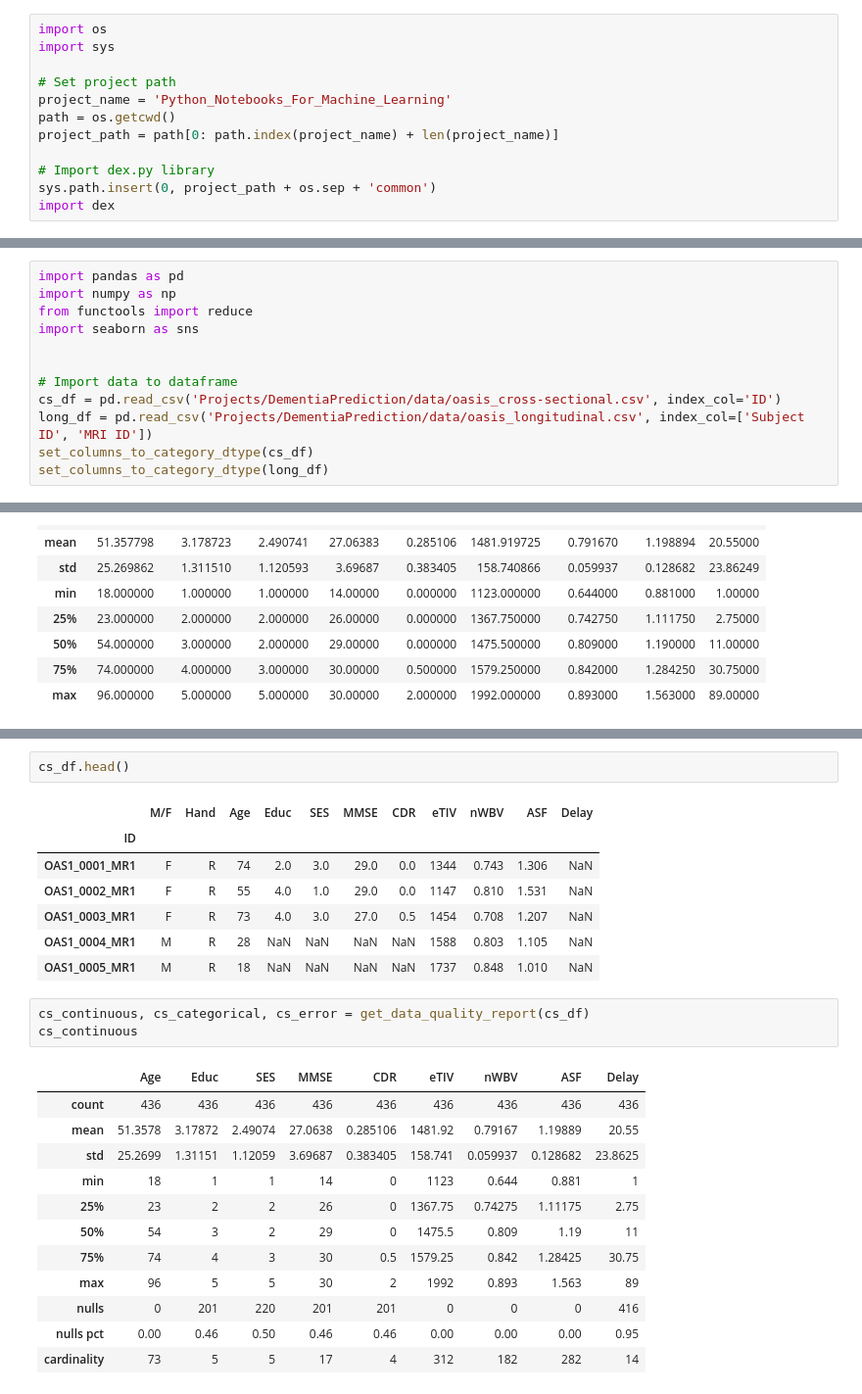
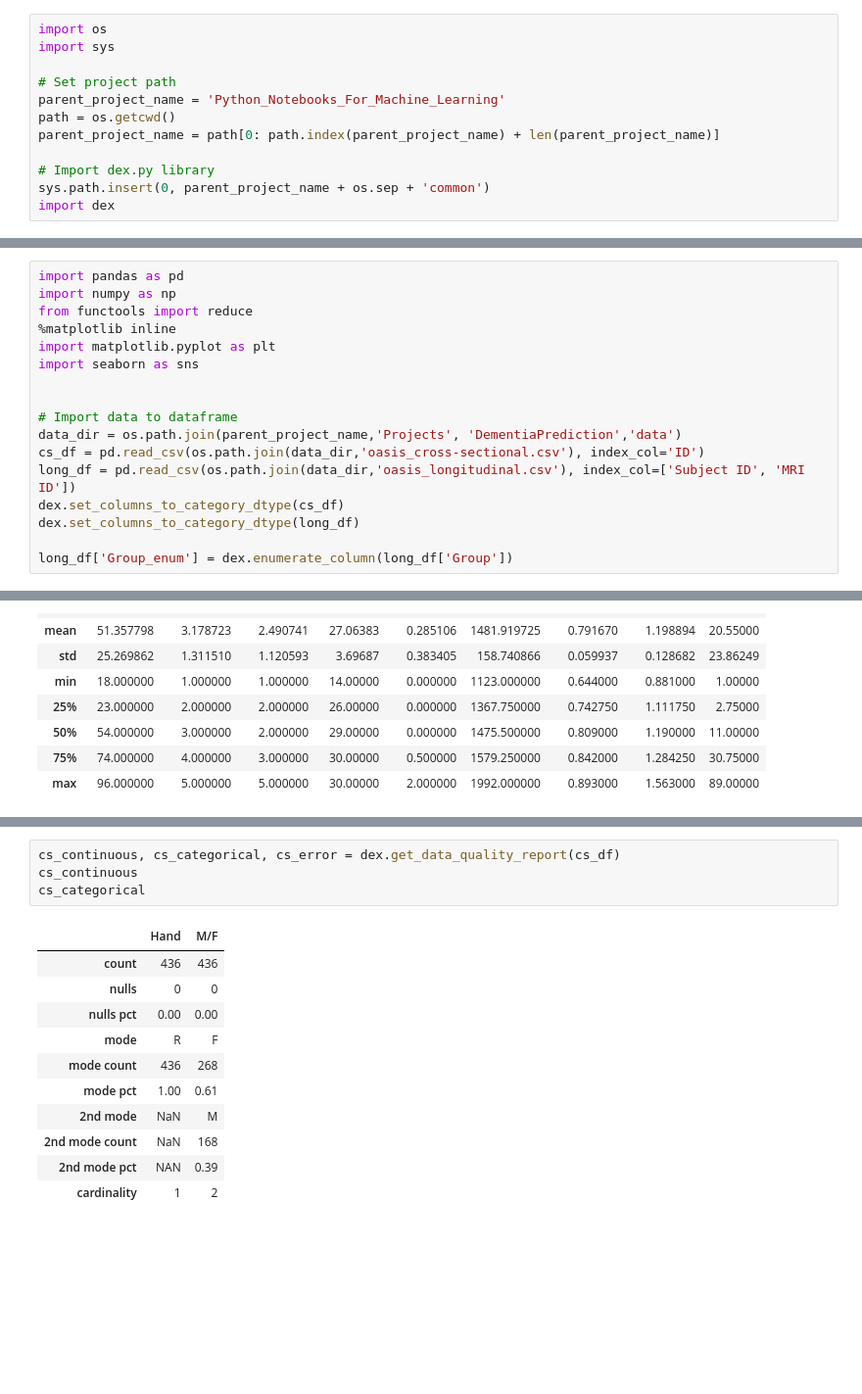
Before and after one commit to jlouie3/Conda_Notebooks, a Jupyter notebook: Projects/DementiaPrediction/1_Intro_and_Import.ipynb, the cells around one changed output, grey strips where cells are left out. Shown at 98% size. Saved outputs shown, nothing was run; the diff lists cells and outputs as text; blank space fills up the shorter version.

```diff
--- a/Projects/DementiaPrediction/1_Intro_and_Import.ipynb
+++ b/Projects/DementiaPrediction/1_Intro_and_Import.ipynb
@@ -9,10 +9,10 @@ import os
 import sys
 
 # Set project path
-project_name = 'Python_Notebooks_For_Machine_Learning'
+parent_project_name = 'Python_Notebooks_For_Machine_Learning'
 path = os.getcwd()
-project_path = path[0: path.index(project_name) + len(project_name)]
+parent_project_name = path[0: path.index(parent_project_name) + len(parent_project_name)]
 
 # Import dex.py library
-sys.path.insert(0, project_path + os.sep + 'common')
+sys.path.insert(0, parent_project_name + os.sep + 'common')
 import dex
@@ -24,11 +20,16 @@ os.sep
 import pandas as pd
 import numpy as np
 from functools import reduce
+%matplotlib inline
+import matplotlib.pyplot as plt
 import seaborn as sns
 
 
 # Import data to dataframe
-cs_df = pd.read_csv('Projects/DementiaPrediction/data/oasis_cross-sectional.csv', index_col='ID')
-long_df = pd.read_csv('Projects/DementiaPrediction/data/oasis_longitudinal.csv', index_col=['Subject ID', 'MRI ID'])
-set_columns_to_category_dtype(cs_df)
-set_columns_to_category_dtype(long_df)
+data_dir = os.path.join(parent_project_name,'Projects', 'DementiaPrediction','data')
+cs_df = pd.read_csv(os.path.join(data_dir,'oasis_cross-sectional.csv'), index_col='ID')
+long_df = pd.read_csv(os.path.join(data_dir,'oasis_longitudinal.csv'), index_col=['Subject ID', 'MRI ID'])
+dex.set_columns_to_category_dtype(cs_df)
+dex.set_columns_to_category_dtype(long_df)
+
+long_df['Group_enum'] = dex.enumerate_column(long_df['Group'])
@@ -78,30 +77,20 @@ long_df.describe()
 | 50% | 2.000000 | 552.000000 | 77.000000 | 15.000000 | 2.000000 | 29.000000 | 0.000000 | 1470.000000 | 0.729000 | 1.194000 |
 | 75% | 2.000000 | 873.000000 | 82.000000 | 16.000000 | 3.000000 | 30.000000 | 0.500000 | 1597.000000 | 0.756000 | 1.293000 |
 | max | 5.000000 | 2639.000000 | 98.000000 | 23.000000 | 5.000000 | 30.000000 | 2.000000 | 2004.000000 | 0.837000 | 1.587000 |
-# %%
-cs_df.head()
-# %% [output]
-|  | M/F | Hand | Age | Educ | SES | MMSE | CDR | eTIV | nWBV | ASF | Delay |
-| ID |  |  |  |  |  |  |  |  |  |  |  |
-| OAS1_0001_MR1 | F | R | 74 | 2.0 | 3.0 | 29.0 | 0.0 | 1344 | 0.743 | 1.306 | NaN |
-| OAS1_0002_MR1 | F | R | 55 | 4.0 | 1.0 | 29.0 | 0.0 | 1147 | 0.810 | 1.531 | NaN |
-| OAS1_0003_MR1 | F | R | 73 | 4.0 | 3.0 | 27.0 | 0.5 | 1454 | 0.708 | 1.207 | NaN |
-| OAS1_0004_MR1 | M | R | 28 | NaN | NaN | NaN | NaN | 1588 | 0.803 | 1.105 | NaN |
-| OAS1_0005_MR1 | M | R | 18 | NaN | NaN | NaN | NaN | 1737 | 0.848 | 1.010 | NaN |
 # %%
-cs_continuous, cs_categorical, cs_error = get_data_quality_report(cs_df)
+cs_continuous, cs_categorical, cs_error = dex.get_data_quality_report(cs_df)
 cs_continuous
+cs_categorical
 # %% [output]
-|  | Age | Educ | SES | MMSE | CDR | eTIV | nWBV | ASF | Delay |
-| count | 436 | 436 | 436 | 436 | 436 | 436 | 436 | 436 | 436 |
-| mean | 51.3578 | 3.17872 | 2.49074 | 27.0638 | 0.285106 | 1481.92 | 0.79167 | 1.19889 | 20.55 |
-| std | 25.2699 | 1.31151 | 1.12059 | 3.69687 | 0.383405 | 158.741 | 0.059937 | 0.128682 | 23.8625 |
-| min | 18 | 1 | 1 | 14 | 0 | 1123 | 0.644 | 0.881 | 1 |
-| 25% | 23 | 2 | 2 | 26 | 0 | 1367.75 | 0.74275 | 1.11175 | 2.75 |
-| 50% | 54 | 3 | 2 | 29 | 0 | 1475.5 | 0.809 | 1.19 | 11 |
-| 75% | 74 | 4 | 3 | 30 | 0.5 | 1579.25 | 0.842 | 1.28425 | 30.75 |
-| max | 96 | 5 | 5 | 30 | 2 | 1992 | 0.893 | 1.563 | 89 |
-| nulls | 0 | 201 | 220 | 201 | 201 | 0 | 0 | 0 | 416 |
-| nulls pct | 0.00 | 0.46 | 0.50 | 0.46 | 0.46 | 0.00 | 0.00 | 0.00 | 0.95 |
-| cardinality | 73 | 5 | 5 | 17 | 4 | 312 | 182 | 282 | 14 |
+|  | Hand | M/F |
+| count | 436 | 436 |
+| nulls | 0 | 0 |
+| nulls pct | 0.00 | 0.00 |
+| mode | R | F |
+| mode count | 436 | 268 |
+| mode pct | 1.00 | 0.61 |
+| 2nd mode | NaN | M |
+| 2nd mode count | NaN | 168 |
+| 2nd mode pct | NAN | 0.39 |
+| cardinality | 1 | 2 |
 # %%
```
Also changed, not shown: parts of 6 cells of this notebook, 2 other files.
